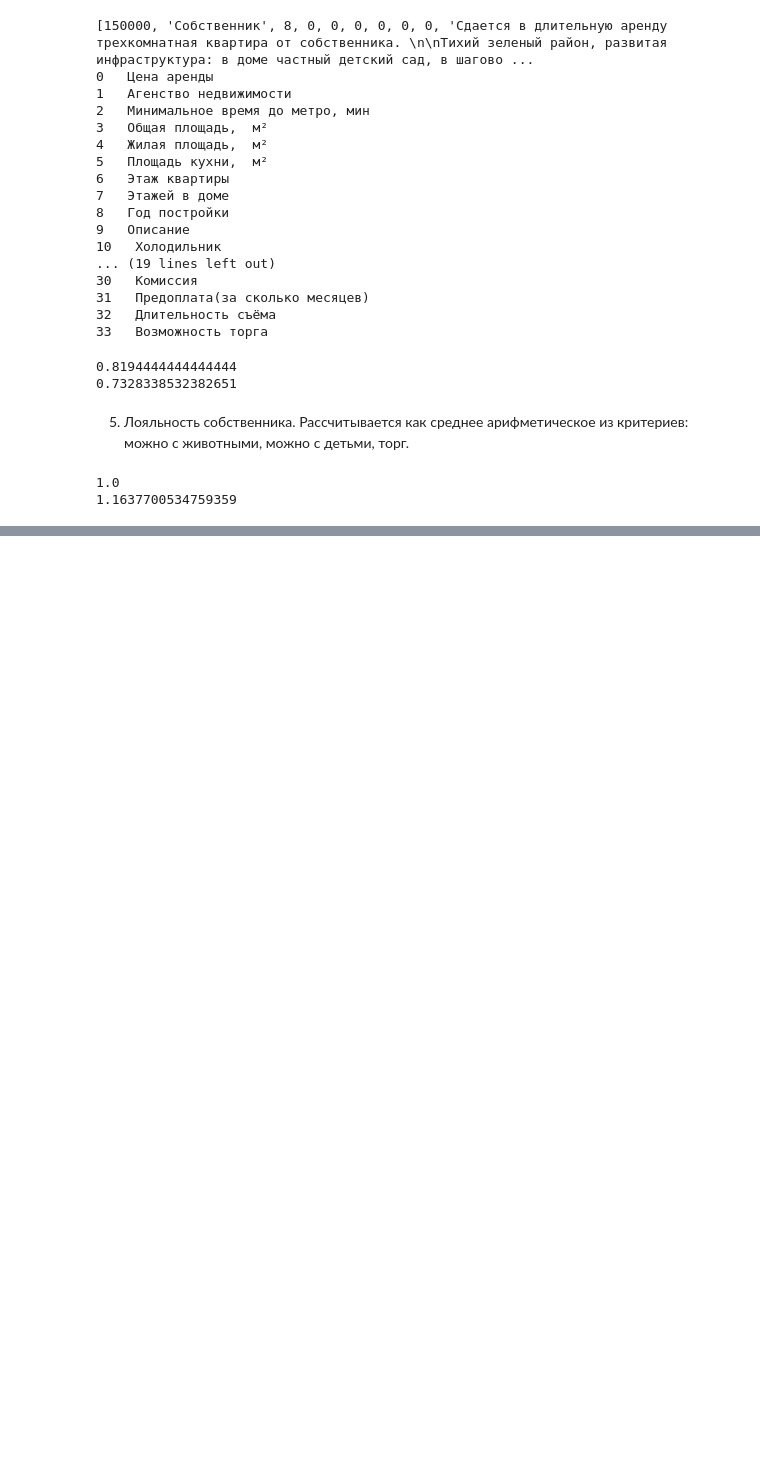
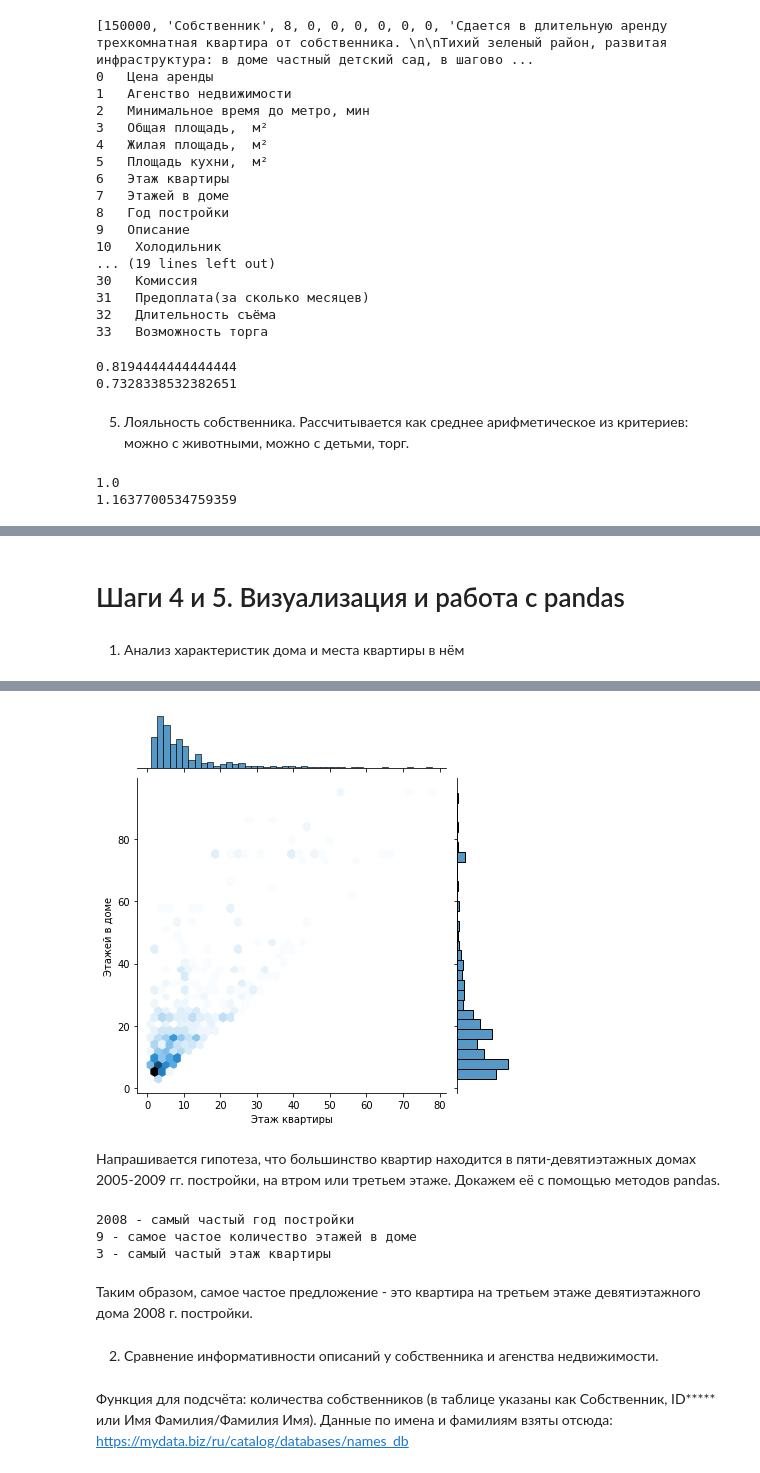
Before and after one commit to hse-econ-data-science/hw4_project-aksenov-loginov-zaharova-bec204, a Jupyter notebook: Final.ipynb, the cells around one changed output, grey strips where cells are left out. Saved outputs shown, nothing was run; the diff lists cells and outputs as text; code cells hidden in the pictures; blank space fills up the shorter version.

```diff
--- a/Final.ipynb
+++ b/Final.ipynb
@@ -558,7 +558,13 @@ for elem in df['Описание']:
         latin.append(1)
     else:
         latin.append(0)
-df['Число символов в описании (без учёта проблела)'] = symbols
+df['Число слов в описании'] = symbols
 df['Латиница используется в описании'] = latin
 # %% [markdown]
 2. Посчитаем, по скольким признакам в объявлении нет данных (в абсолютном и относительном значении)
+# %%
+df1 = df.T
+no_data=[]
+for elem in list(df1.columns):
+    no_data.append(df1[elem].isin(['Нет данных']).sum())
+df['Количество незаполненных полей, шт.'] = no_data
@@ -627,0 +634,16 @@ print(np.mean(Isloyalar))
+# %%
+df.loc[df['Район'] == 'ЗАО', 'Престижность района'] = 1
+df.loc[df['Район'] == 'ЮЗАО', 'Престижность района'] = 2
+df.loc[df['Район'] == 'СЗАО', 'Престижность района'] = 3
+df.loc[df['Район'] == 'САО', 'Престижность района'] = 4
+df.loc[df['Район'] == 'СВАО', 'Престижность района'] = 5
+df.loc[df['Район'] == 'ЮАО', 'Престижность района'] = 6
+df.loc[df['Район'] == 'ЮВАО', 'Престижность района'] = 7
+df.loc[df['Район'] == 'ВАО', 'Престижность района'] = 8
+df.loc[df['Район'] == 'ЦАО', 'Престижность района'] = 9
+df.loc[df['Район'] == 'ЗелАО', 'Престижность района'] = 10
+df.loc[df['Район'] == 'НАО (Новомосковский)', 'Престижность района'] = 10
+# %% [markdown]
+# Шаги 4 и 5. Визуализация и работа c pandas
+# %% [markdown]
+1. Анализ характеристик дома и места квартиры в нём
@@ -627,0 +654,23 @@ print(np.mean(Isloyalar))
+# %%
+df1 = df[df['Год постройки'] != 'Нет данных']
+df2 = df1[df1['Этаж квартиры'] != 'Нет данных']
+df3 = df2[df2['Этажей в доме'] != 'Нет данных']
+# %%
+from plotly.offline import iplot
+import cufflinks as cf
+cf.go_offline()
+cf.set_config_file(offline=False, world_readable = True)
+
+plot = df3['Год постройки'].iplot(kind = 'hist', xTitle = 'Год постройки', yTitle = 'Количество квартир', title = 'Распределение квартир по году постройки дома')
+plt.show()
+
+
+plot = df3["Этаж квартиры"].iplot(kind = 'hist', xTitle = "Этаж квартиры", yTitle = 'Количество квартир', title = 'Распределение квартир по этажу')
+plt.show()
+
+plot = df3["Этажей в доме"].iplot(kind = 'hist', xTitle = "Этажей в доме", yTitle = 'Количество квартир', title = 'Распределение квартир по количеству этажей в доме')
+plt.show()
+
+sns_plot = sns.jointplot(x = 'Этаж квартиры', y = 'Этажей в доме', data = df3[['Этаж квартиры', 'Этажей в доме']], kind = 'hex')
+plt.show()
+# %% [output]
@@ -627,0 +680,24 @@ print(np.mean(Isloyalar))
+[figure, added]
+# %% [markdown]
+Напрашивается гипотеза, что большинство квартир находится в пяти-девятиэтажных домах 2005-2009 гг. постройки, на втром или третьем этаже. Докажем её с помощью методов pandas.
+# %%
+from collections import Counter
+
+year = Counter(df3['Год постройки']).most_common(1)[0][0]
+print(str(year)+' - самый частый год постройки')
+
+floorst = Counter(df3['Этажей в доме']).most_common(1)[0][0]
+print(str(floorst)+' - самое частое количество этажей в доме')
+
+floormx = Counter(df3['Этаж квартиры']).most_common(1)[0][0]
+print(str(floormx)+' - самый частый этаж квартиры')
+# %% [output]
+2008 - самый частый год постройки
+9 - самое частое количество этажей в доме
+3 - самый частый этаж квартиры
+# %% [markdown]
+Таким образом, самое частое предложение - это квартира на третьем этаже девятиэтажного дома 2008 г. постройки.
+# %% [markdown]
+2. Сравнение информативности описаний у собственника и агенства недвижимости.
+# %% [markdown]
+Функция для подсчёта: количества собственников (в таблице указаны как Собственник, ID***** или Имя Фамилия/Фамилия Имя). Данные по имена и фамилиям взяты отсюда: https://mydata.biz/ru/catalog/databases/names_db
```
Also changed, not shown: parts of 34 cells of this notebook.
